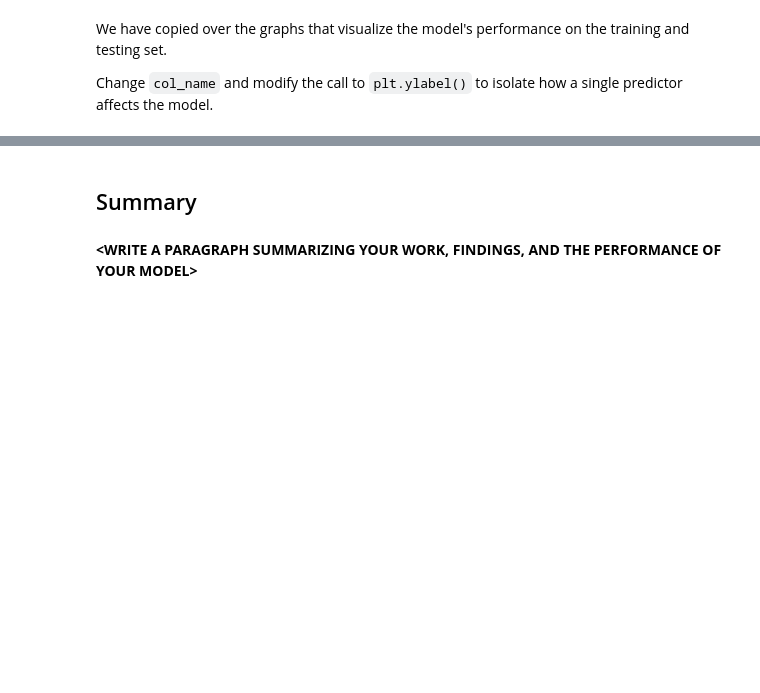
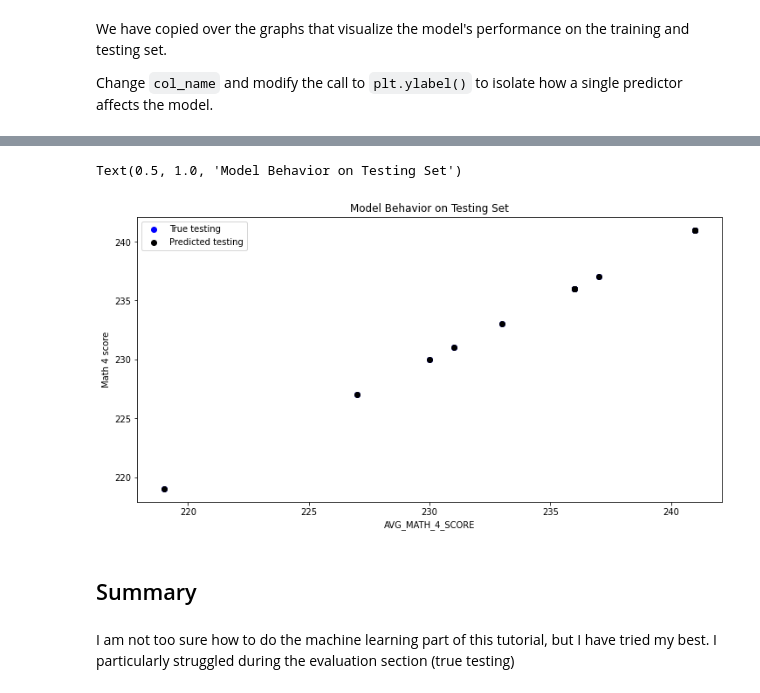
Before and after one commit to JoonKimMich/Joonseop-Kim-Git-Tutorial, a Jupyter notebook: MDST-Tutorial-Redesign-main/tutorial1/checkpoint1.ipynb, the cells around one changed output, grey strips where cells are left out. Saved outputs shown, nothing was run; the diff lists cells and outputs as text; code cells hidden in the pictures; blank space fills up the shorter version.

```diff
--- a/MDST-Tutorial-Redesign-main/tutorial1/checkpoint1.ipynb
+++ b/MDST-Tutorial-Redesign-main/tutorial1/checkpoint1.ipynb
@@ -170,15 +190,18 @@ Change `col_name` and modify the call to `plt.ylabel()` to isolate how a single
 # %%
-# col_name = 'COLUMN NAME OF ONE PREDICTOR"
+col_name = 'AVG_MATH_4_SCORE'
 
-# f = plt.figure(figsize=(12,6))
-# plt.scatter(X_test[col_name], y_test, color = "blue")
-# plt.scatter(X_test[col_name], model.predict(X_test), color = "black")
+f = plt.figure(figsize=(12,6))
+plt.scatter(X_test[col_name], y_test, color = "blue")
+plt.scatter(X_test[col_name], model.predict(X_test), color = "black")
 
-# plt.legend(['True testing','Predicted testing'])
-# plt.xlabel(col_name)
-# plt.ylabel('NAME OF THE PREDICTOR')
-# plt.title("Model Behavior on Testing Set")
+plt.legend(['True testing','Predicted testing'])
+plt.xlabel(col_name)
+plt.ylabel('Math 4 score')
+plt.title("Model Behavior on Testing Set")
+# %% [output]
+Text(0.5, 1.0, 'Model Behavior on Testing Set')
+[figure, added]
 # %% [markdown]
 <h2> Summary </h2>
-# %% [markdown]
-**<WRITE A PARAGRAPH SUMMARIZING YOUR WORK, FINDINGS, AND THE PERFORMANCE OF YOUR MODEL\>**
+# %% [markdown]
+I am not too sure how to do the machine learning part of this tutorial, but I have tried my best. I particularly struggled during the evaluation section (true testing)
```
Also changed, not shown: parts of 22 cells of this notebook, 1 other file.
